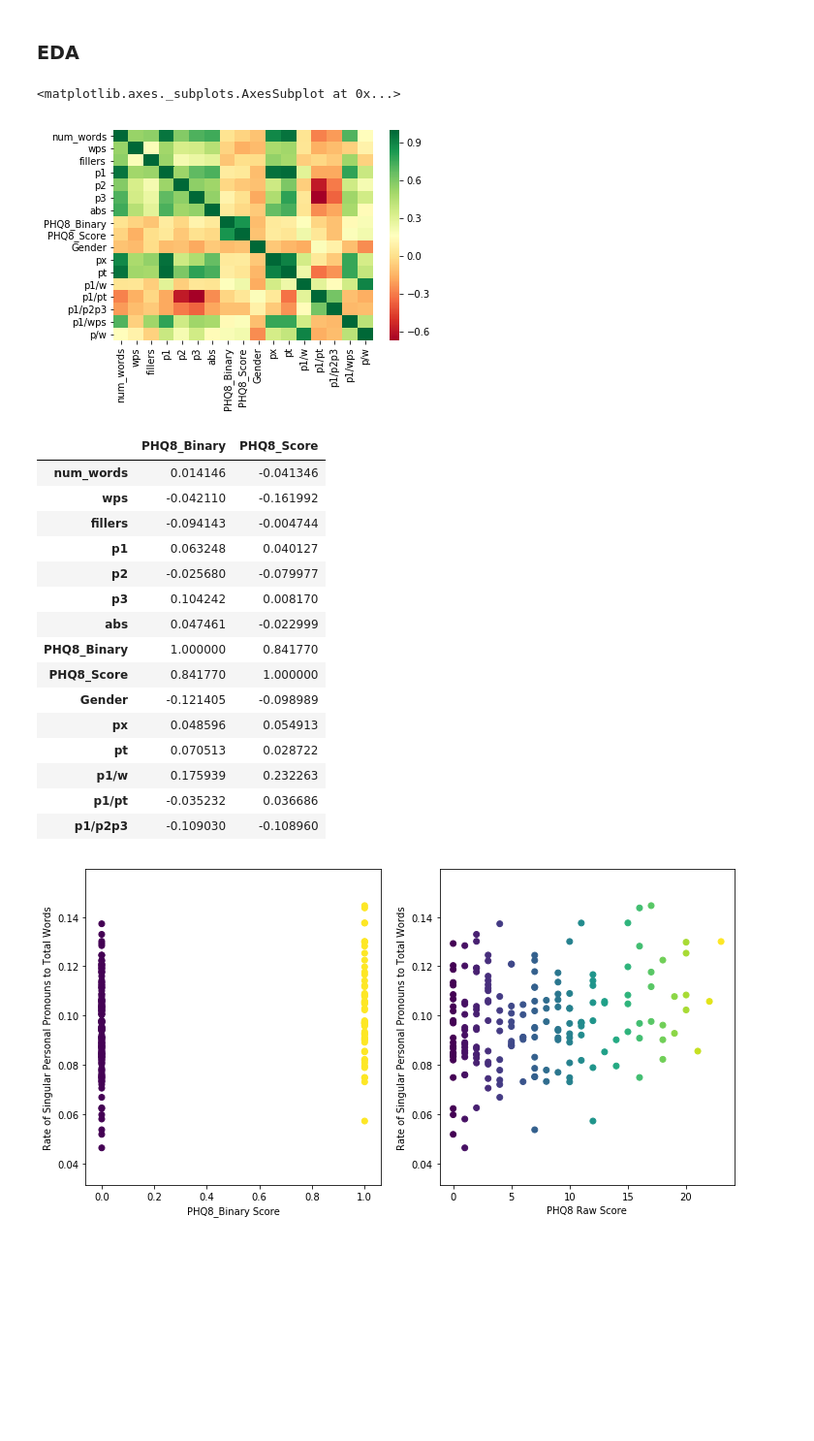
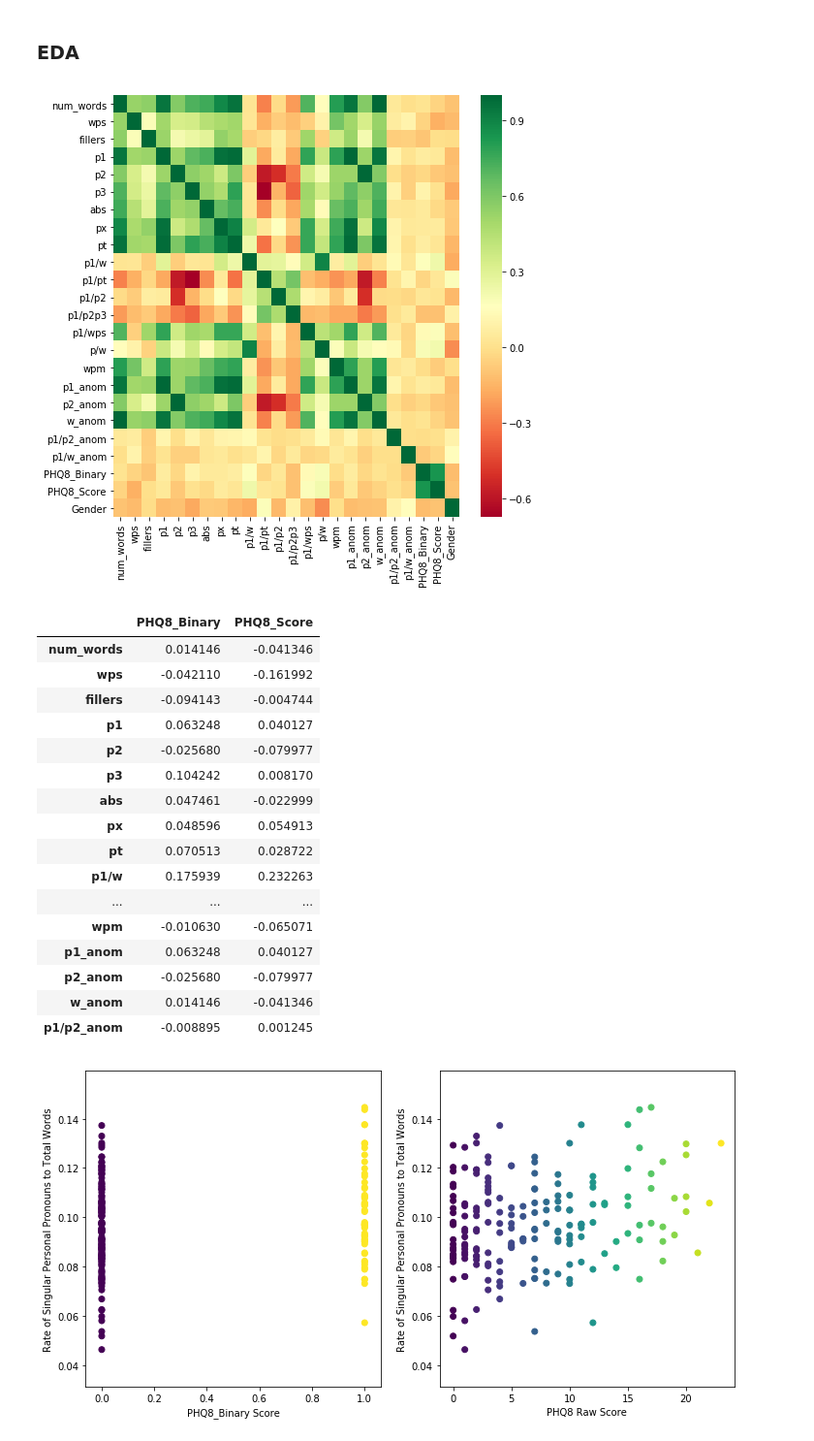
Before and after one commit to Jakidxav/DAIC_WOZ_NLP, a Jupyter notebook: training_scripts/feature_selection_raw_eda.ipynb, the cells around one changed output. Shown: that part at 97% size. Saved outputs shown, nothing was run; the diff lists cells and outputs as text; code cells hidden in the pictures; blank space fills up the shorter version.

Commit message:
adding analysis of words per minute to PHQ8 score in feature_selection_raw_eda.ipynb

```diff
--- a/training_scripts/feature_selection_raw_eda.ipynb
+++ b/training_scripts/feature_selection_raw_eda.ipynb
@@ -9,6 +9,7 @@ import seaborn as sns
 #files on disk
 scores_file = 'full_dataset.csv'
 features_file = 'features.csv'
+time_file = 'transcript_times.csv'
 
 #load files
 scores = pd.read_csv(scores_file, index_col=0)
@@ -16,6 +17,8 @@ y = scores['PHQ8_Binary'].values
 y = scores['PHQ8_Score'].values
 
 features = pd.read_csv(features_file, sep='\t', index_col=0)
+
+time = pd.read_csv(time_file, sep='\t', index_col=0)
 # %%
 print(scores.shape)
 print(features.shape)
@@ -25,18 +30,34 @@ print(features.shape)
 # %%
 #engineering features
-features['PHQ8_Binary'] = scores['PHQ8_Binary']
-features['PHQ8_Score'] = scores['PHQ8_Score']
-features['Gender'] = scores['Gender']
-
 features['px'] = features.p1 - (features.p3 + features.p2)
 features['pt'] = features.p1 + features.p3 + features.p2
 
 features['p1/w'] = features.p1 / features.num_words
 features['p1/pt'] = features.p1 / features.pt
+features['p1/p2'] = features.p1 / features.p2
 features['p1/p2p3'] = features.p1 / (features.p2 + features.p3)
 
 features['p1/wps'] = features.p1 / features.wps
 features['p/w'] = features.pt / features.num_words
+
+features['wpm'] = features.num_words / time.total_time
+# %%
+#anomalies
+p1_mean = features.p1.mean()
+p2_mean = features.p2.mean()
+words_mean = features.num_words.mean()
+
+features['p1_anom'] = features.p1 - p1_mean
+features['p2_anom'] = features.p2 - p2_mean
+features['w_anom'] = features.num_words - words_mean
+
+features['p1/p2_anom'] = features.p1_anom / features.p2_anom
+features['p1/w_anom'] = features.p1_anom / features.w_anom
+
+#add PHQ8 scores and gender columns for correlation matrix
+features['PHQ8_Binary'] = scores['PHQ8_Binary']
+features['PHQ8_Score'] = scores['PHQ8_Score']
+features['Gender'] = scores['Gender']
 # %% [markdown]
 Now let's plot various features against the raw and binary scores, and maybe gender, to see how correlated they are with them.
 # %% [markdown]
@@ -46,13 +67,14 @@ features_subset = features.drop('id', axis=1)
 # %%
 #coreelation matrix
 corr = features_subset.corr()
 
-sns.heatmap(corr, xticklabels=corr.columns, yticklabels=corr.columns, cmap='RdYlGn')
+fig, ax = plt.subplots(figsize=(8, 8))
+sns.heatmap(corr, xticklabels=corr.columns, yticklabels=corr.columns, cmap='RdYlGn', ax=ax)
+plt.show()
 # %% [output]
-<matplotlib.axes._subplots.AxesSubplot at 0x...>
-[figure, old version]
+[figure, new version]
 # %%
-corr[['PHQ8_Binary', 'PHQ8_Score']].head(15)
+corr[['PHQ8_Binary', 'PHQ8_Score']].head(20)
 # %% [output]
 |  | PHQ8_Binary | PHQ8_Score |
 | num_words | 0.014146 | -0.041346 |
@@ -62,14 +84,15 @@ corr[['PHQ8_Binary', 'PHQ8_Score']].head(15)
 | p2 | -0.025680 | -0.079977 |
 | p3 | 0.104242 | 0.008170 |
 | abs | 0.047461 | -0.022999 |
-| PHQ8_Binary | 1.000000 | 0.841770 |
-| PHQ8_Score | 0.841770 | 1.000000 |
-| Gender | -0.121405 | -0.098989 |
 | px | 0.048596 | 0.054913 |
 | pt | 0.070513 | 0.028722 |
 | p1/w | 0.175939 | 0.232263 |
-| p1/pt | -0.035232 | 0.036686 |
-| p1/p2p3 | -0.109030 | -0.108960 |
+| ... | ... | ... |
+| wpm | -0.010630 | -0.065071 |
+| p1_anom | 0.063248 | 0.040127 |
+| p2_anom | -0.025680 | -0.079977 |
+| w_anom | 0.014146 | -0.041346 |
+| p1/p2_anom | -0.008895 | 0.001245 |
 # %%
 fig, ax = plt.subplots(1, 2, figsize=(12, 6))
 ax[0].scatter(features.PHQ8_Binary, features['p1/w'], c=features.PHQ8_Binary)
```
Also changed, not shown: parts of 1 cell of this notebook.
